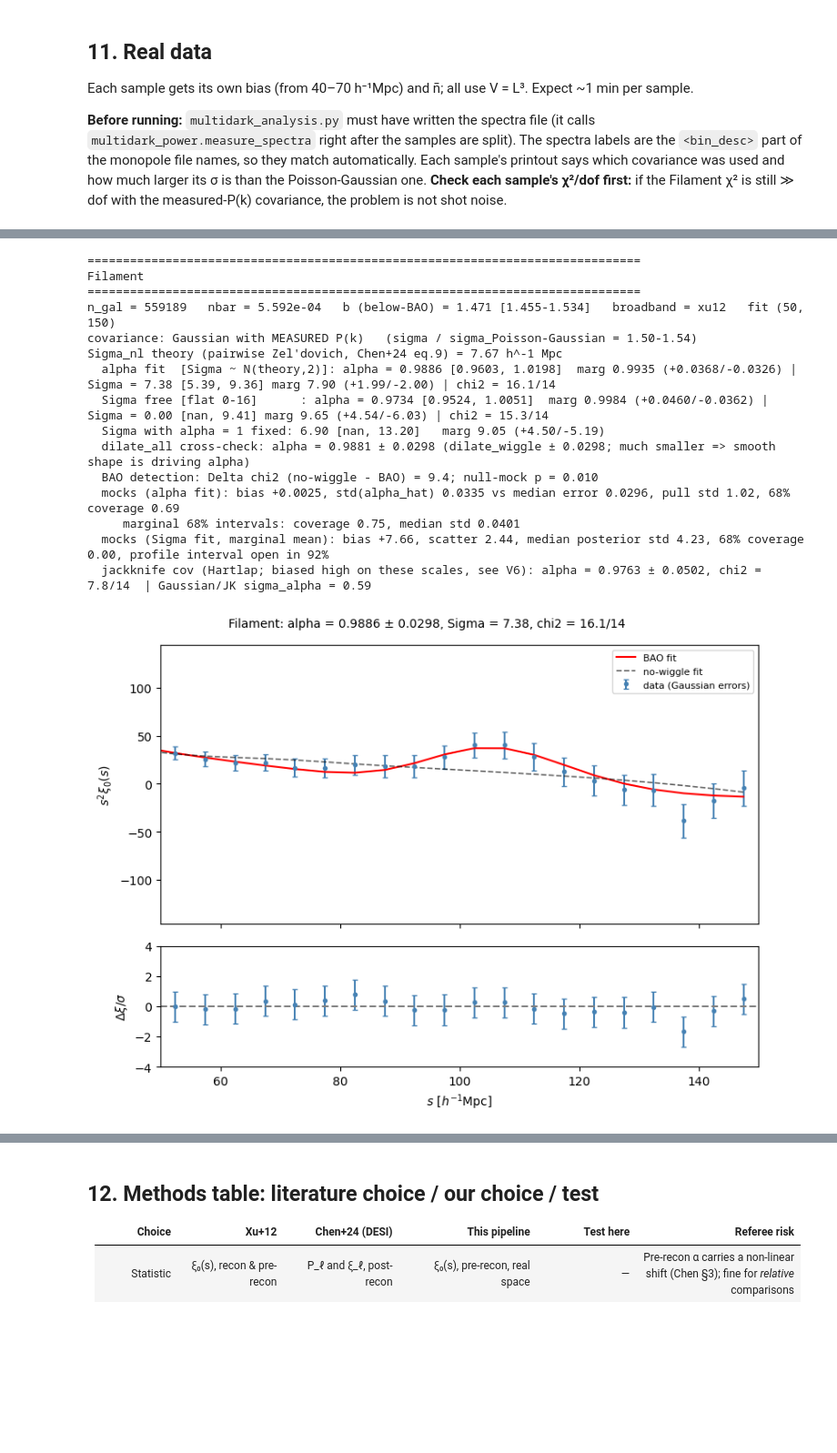
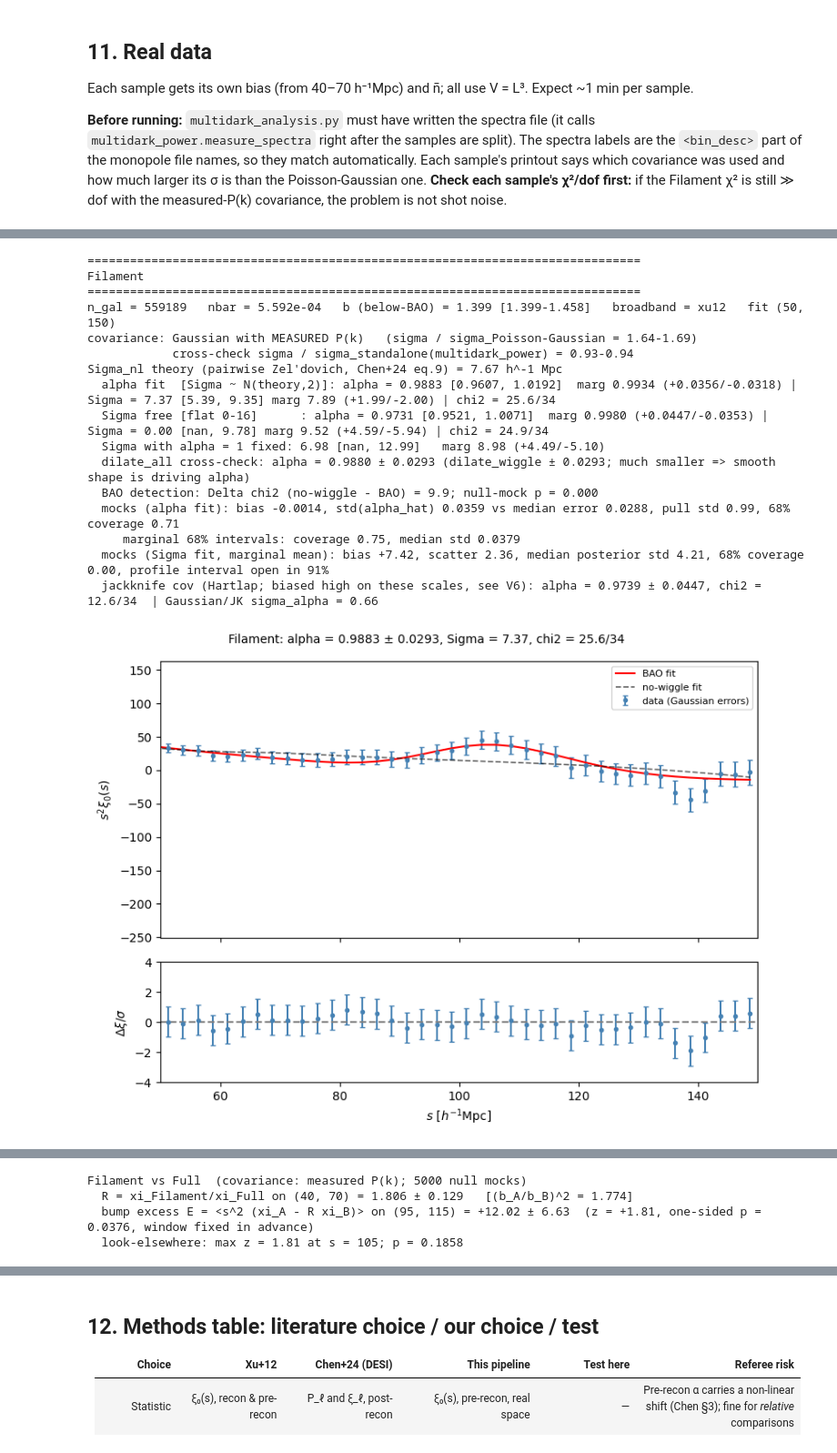
Before and after one commit to FedeDavilaKurban/filbao-md, a Jupyter notebook: bao_fitting_gaussian.ipynb, the cells around one changed output, grey strips where cells are left out. Shown at 91% size. Saved outputs shown, nothing was run; the diff lists cells and outputs as text; code cells hidden in the pictures; blank space fills up the shorter version.

Commit message:
compare_shapes

```diff
--- a/bao_fitting_gaussian.ipynb
+++ b/bao_fitting_gaussian.ipynb
@@ -513,26 +513,42 @@ def spectrum_key_from_file(monopole_file):
 Unchanged in spirit from v2. b² is the GLS fit of ξ_gal = b² ξ_lin on 40–70 h⁻¹Mpc, with the spread over three ranges as a systematic. It is used **only** inside the covariance, so the covariance is never tuned on the BAO region. (v1 iterated the covariance with the fitted B, which ties the error bars to the quantity being fit.)
 # %%
 def estimate_bias_independent(s, xi, s_edges, nbar, T, L=L_BOX,
-                              ranges=((30, 60), (40, 70), (35, 75)), primary=1, n_iter=4):
-    """b^2 from xi_gal = b^2 xi_lin on scales below the peak (GLS, Gaussian covariance,
-    a few fixed-point iterations).  Used ONLY to build the covariance, so the covariance is
-    never tuned on the BAO region.  b is relative to the template amplitude (z = Z_SNAP)."""
+                              ranges=((30, 60), (40, 70), (35, 75)), primary=1, n_iter=4,
+                              weights='diag'):
+    """b^2 from xi_gal = b^2 xi_lin on scales below the peak (a few fixed-point iterations).
+    Used ONLY to build the covariance (its large-scale, k < 0.08 part scales as b^4), so the
+    covariance is never tuned on the BAO region.  b is relative to the template amplitude.
+
+    weights='diag' (default): weighted least squares with the DIAGONAL of the Gaussian
+        covariance.  Robust: it cannot be thrown off by the bin-to-bin structure of the data.
+    weights='gls': full inverse covariance (Poisson-Gaussian).  Optimal only if that
+        covariance and the b^2 xi_lin shape are both right.  With fine bins (2.5 h^-1 Mpc) the
+        Poisson covariance is nearly singular, the excess noise of the selected samples is not
+        in it, and xi deviates from linear shape at 30-60 h^-1 Mpc; GLS then amplifies the
+        jaggedness of the data and can return nonsense (b -> 0).  This happened with the
+        2.5 h^-1 Mpc monopoles (October 2026), hence the change of default."""
     k, P_w = T.k, T.P_w
     xi_lin = T.xi(0.0, edges=s_edges)            # bin-averaged, undamped
     out = []
     for (lo, hi) in ranges:
         m = (s >= lo) & (s <= hi)
         b = 1.0
+        x = xi_lin[m]
         for _ in range(n_iter):
             C = gaussian_cov_box(s_edges, nbar, b, k, P_w, L)[np.ix_(m, m)]
-            Ci = np.linalg.inv(C); x = xi_lin[m]
+            Ci = np.linalg.inv(C) if weights == 'gls' else np.diag(1.0 / np.diag(C))
             b2 = (x @ Ci @ xi[m]) / (x @ Ci @ x)
             b = np.sqrt(max(b2, 1e-6))
-        sig_b2 = 1.0 / np.sqrt(x @ Ci @ x)
-        chi2 = (xi[m] - b2 * x) @ Ci @ (xi[m] - b2 * x)
+        sig_b2 = np.sqrt(x @ Ci @ C @ Ci @ x) / (x @ Ci @ x)       # exact for any weights
+        r = xi[m] - b2 * x
+        chi2 = r @ np.linalg.solve(C, r)
         out.append(dict(range=(lo, hi), b=b, b2=b2, sigma_b=0.5 * sig_b2 / b, chi2=chi2,
                         dof=int(m.sum()) - 1))
     bs = np.array([o['b'] for o in out])
+    if bs.min() < 0.3 or bs.max() / bs.min() > 1.15:
+        print(f"WARNING bias estimate unstable across ranges: "
+              + ", ".join(f"{o['range']}: {o['b']:.3f}" for o in out)
+              + "  -> check the monopole at 30-75 h^-1 Mpc; the covariance scales as b^4 at k < 0.08")
     return dict(b=out[primary]['b'], b_min=bs.min(), b_max=bs.max(), detail=out)
 # %% [markdown]
 ## 6. Likelihood on the (α, Σ) grid
@@ -1518,7 +1650,8 @@ Each sample gets its own bias (from 40–70 h⁻¹Mpc) and n̄; all use V = L³.
 **Before running:** `multidark_analysis.py` must have written the spectra file (it calls `multidark_power.measure_spectra` right after the samples are split). The spectra labels are the `<bin_desc>` part of the monopole file names, so they match automatically. Each sample's printout says which covariance was used and how much larger its σ is than the Poisson-Gaussian one. **Check each sample's χ²/dof first:** if the Filament χ² is still ≫ dof with the measured-P(k) covariance, the problem is not shot noise.
 # %%
 # ---- REAL ANALYSIS -----------------------------------------------------------
-base = '../data/monopoles/box/mag=-21.2_sep=5.0-150.0_binsep=5.0_'
+binsep = 2.5      # must match bin_size_2d used in multidark_analysis.py
+base = f'../data/monopoles/box/mag=-21.2_sep=5.0-150.0_binsep={binsep:.1f}_'
 samples = {
     'Full':         base + 'full.npz',
     'Filament':     base + '0.0-d_mathrmfilleq3.0.npz',
@@ -1530,6 +1663,10 @@ res = run_all(samples, pk_file=pk_file,
               pairs=[('Filament', 'Non-filament'), ('Filament', 'Full'), ('Non-filament', 'Full')],
               fit_range=(50, 150), broadband='xu12', n_mock=300, n_mock_diff=400)
 
+# Is the filament BAO bump bigger than its clustering amplitude predicts? (model-independent;
+# the plot-by-eye question).  Window fixed in advance; p_scan corrects for choosing it by eye.
+shape_FF = compare_shapes(res, 'Filament', 'Full', window=(95, 115))
+
 # Robustness (Chen+24 §7 style): the filament - non-filament difference should not move.
 # run_all(samples, pk_file=pk_file, pairs=[('Filament', 'Non-filament')], dewiggle='gauss', plot=False, n_mock=100)
 # for bb in ('chen24', 'xu12_poly2', 'xu12_poly4'):
@@ -1556,16 +1694,17 @@ Sigma_nl theory (pairwise Zel'dovich, Chen+24 eq.9) = 7.67 h^-1 Mpc
 ==============================================================================
 Filament
 ==============================================================================
-n_gal = 559189   nbar = 5.592e-04   b (below-BAO) = 1.471 [1.455-1.534]   broadband = xu12   fit (50, 150)
-covariance: Gaussian with MEASURED P(k)   (sigma / sigma_Poisson-Gaussian = 1.50-1.54)
+n_gal = 559189   nbar = 5.592e-04   b (below-BAO) = 1.399 [1.399-1.458]   broadband = xu12   fit (50, 150)
+covariance: Gaussian with MEASURED P(k)   (sigma / sigma_Poisson-Gaussian = 1.64-1.69)
+            cross-check sigma / sigma_standalone(multidark_power) = 0.93-0.94
 Sigma_nl theory (pairwise Zel'dovich, Chen+24 eq.9) = 7.67 h^-1 Mpc
-  alpha fit  [Sigma ~ N(theory,2)]: alpha = 0.9886 [0.9603, 1.0198]  marg 0.9935 (+0.0368/-0.0326) | Sigma = 7.38 [5.39, 9.36] marg 7.90 (+1.99/-2.00) | chi2 = 16.1/14
-  Sigma free [flat 0-16]      : alpha = 0.9734 [0.9524, 1.0051]  marg 0.9984 (+0.0460/-0.0362) | Sigma = 0.00 [nan, 9.41] marg 9.65 (+4.54/-6.03) | chi2 = 15.3/14
-  Sigma with alpha = 1 fixed: 6.90 [nan, 13.20]   marg 9.05 (+4.50/-5.19)
-  dilate_all cross-check: alpha = 0.9881 ± 0.0298 (dilate_wiggle ± 0.0298; much smaller => smooth shape is driving alpha)
-  BAO detection: Delta chi2 (no-wiggle - BAO) = 9.4; null-mock p = 0.010
-  mocks (alpha fit): bias +0.0025, std(alpha_hat) 0.0335 vs median error 0.0296, pull std 1.02, 68% coverage 0.69
-     marginal 68% intervals: coverage 0.75, median std 0.0401
-  mocks (Sigma fit, marginal mean): bias +7.66, scatter 2.44, median posterior std 4.23, 68% coverage 0.00, profile interval open in 92%
-  jackknife cov (Hartlap; biased high on these scales, see V6): alpha = 0.9763 ± 0.0502, chi2 = 7.8/14  | Gaussian/JK sigma_alpha = 0.59
+  alpha fit  [Sigma ~ N(theory,2)]: alpha = 0.9883 [0.9607, 1.0192]  marg 0.9934 (+0.0356/-0.0318) | Sigma = 7.37 [5.39, 9.35] marg 7.89 (+1.99/-2.00) | chi2 = 25.6/34
+  Sigma free [flat 0-16]      : alpha = 0.9731 [0.9521, 1.0071]  marg 0.9980 (+0.0447/-0.0353) | Sigma = 0.00 [nan, 9.78] marg 9.52 (+4.59/-5.94) | chi2 = 24.9/34
+  Sigma with alpha = 1 fixed: 6.98 [nan, 12.99]   marg 8.98 (+4.49/-5.10)
+  dilate_all cross-check: alpha = 0.9880 ± 0.0293 (dilate_wiggle ± 0.0293; much smaller => smooth shape is driving alpha)
+  BAO detection: Delta chi2 (no-wiggle - BAO) = 9.9; null-mock p = 0.000
+  mocks (alpha fit): bias -0.0014, std(alpha_hat) 0.0359 vs median error 0.0288, pull std 0.99, 68% coverage 0.71
+     marginal 68% intervals: coverage 0.75, median std 0.0379
+  mocks (Sigma fit, marginal mean): bias +7.42, scatter 2.36, median posterior std 4.21, 68% coverage 0.00, profile interval open in 91%
+  jackknife cov (Hartlap; biased high on these scales, see V6): alpha = 0.9739 ± 0.0447, chi2 = 12.6/34  | Gaussian/JK sigma_alpha = 0.66
-[figure, old version]
+[figure, new version]
@@ -1609,0 +1752,4 @@ Differences (Sigma-free fit; correlated Gaussian mocks of the same box, n = 400)
+Filament vs Full  (covariance: measured P(k); 5000 null mocks)
+  R = xi_Filament/xi_Full on (40, 70) = 1.806 ± 0.129   [(b_A/b_B)^2 = 1.774]
+  bump excess E = <s^2 (xi_A - R xi_B)> on (95, 115) = +12.02 ± 6.63  (z = +1.81, one-sided p = 0.0376, window fixed in advance)
+  look-elsewhere: max z = 1.81 at s = 105; p = 0.1858
```
Also changed, not shown: parts of 2 cells of this notebook, 2 other files.
